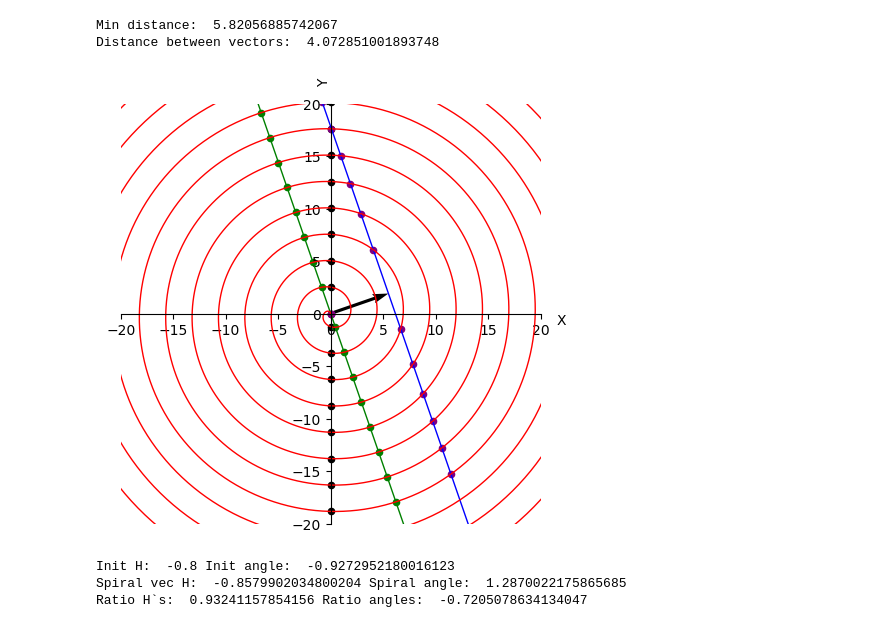
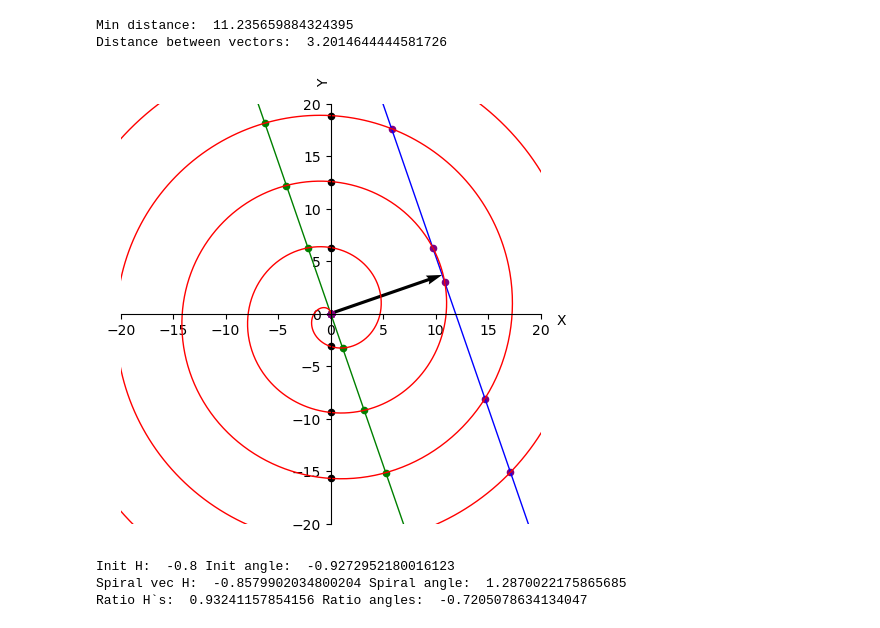
Before and after one commit to Kiril-Lazarov/Intersection-points-between-a-line-and-a-spiral, a Jupyter notebook: Intersection between a line and a spiral.ipynb, the cells around one changed output. Drawn from its saved outputs; the diff is of its cells as text; code cells hidden in the pictures.

```diff
--- a/Intersection between a line and a spiral.ipynb
+++ b/Intersection between a line and a spiral.ipynb
@@ -147,8 +147,10 @@ def calc_angles_sequence_limit(a, b, input_spiral_vector, spiral_radius_velocity
 
             last_spiral_vector = np.copy(input_spiral_vector)
             delta_angle = np.arctan(min_distance/input_spiral_vector)
+            # print('Delta angle: ', delta_angle*180/np.pi)
 
-            if delt
+            if delta_angle <= np.pi/2:
+
                 length_to_add = delta_angle / spiral_angle_velocity * spiral_radius_velocity
 
                 if b > 0:
@@ -180,12 +182,14 @@ def calc_angles_sequence_limit(a, b, input_spiral_vector, spiral_radius_velocity
                     if new_spiral_vec_len >= min_distance:
                         return new_x, new_y
                     return 0, 0
+            else:
+                return 0, 0
 # %%
 def rotate_y_intersection_points(a, b, y_intersects,angle, init_spiral_angle, spiral_radius_velocity, spiral_angle_velocity, min_distance):
 
         updated_y_intersection_points = []
 
-        # real_intersection_points = []
+        real_intersection_points = []
 
         angle_diff = angle - np.pi/2
         t = angle_diff / spiral_angle_velocity
@@ -218,9 +222,9 @@ def rotate_y_intersection_points(a, b, y_intersects,angle, init_spiral_angle, sp
             # real_intersection_points.append([new_x, new_y])
 
 
-            # real_intersection_points.append([0, 0])
+            real_intersection_points.append([0, 0])
 
-        return updated_y_intersection_points
+        return updated_y_intersection_points, real_intersection_points
 # %%
 def plot_objects(a, b, x, spiral_radius_velocity, spiral_angle_velocity, init_spiral_angle):
 
@@ -290,12 +294,14 @@ def plot_objects(a, b, x, spiral_radius_velocity, spiral_angle_velocity, init_sp
     for points in y_intersects:
         plt.scatter(points[0], points[1], color= 'black', s = 20)
 
-    updated_y_intersection_points = rotate_y_intersection_points(a, b, y_intersects,line_angle, init_spiral_angle,
+    updated_y_intersection_points, real_intersection_points = rotate_y_intersection_points(a, b, y_intersects,line_angle, init_spiral_angle,
                                                                  spiral_radius_velocity, spiral_angle_velocity, min_distance)
 
     for i in range(len(updated_y_intersection_points)):
-        point = updated_y_intersection_points[i]
-        plt.scatter(point[0], point[1], color= 'green', s = 20)
+        y_point = updated_y_intersection_points[i]
+        y_real_point = real_intersection_points
+        plt.scatter(y_point[0], y_point[1], color= 'green', s = 20)
+        plt.scatter(y_real_point[0], y_real_point[1], color= 'purple', s = 20)
 
     plt.show()
 # %%
@@ -344,10 +337,19 @@ spiral_angle_velocity = 0.5
 # %%
+# Define line and spiral variables
+a = -2.89
+b = 34.36
+x = 1
+
+spiral_radius_velocity = 1
+init_spiral_angle = np.pi/2
+spiral_angle_velocity = 1
+
 plot_objects(a, b, x,spiral_radius_velocity, spiral_angle_velocity, init_spiral_angle)
 # plot_vectors_distances(a, b, spiral_radius_velocity, spiral_angle_velocity, init_spiral_angle, x_range)
 # %% [output]
-Min distance:  5.82056885742067
-Distance between vectors:  4.072851001893748
+Min distance:  11.235659884324395
+Distance between vectors:  3.2014644444581726
-[figure, old version]
+[figure, new version]
 # %%
 
 create_field(figsize, (-2,2), (-2,2))
```
Also changed, not shown: parts of 3 cells of this notebook.
